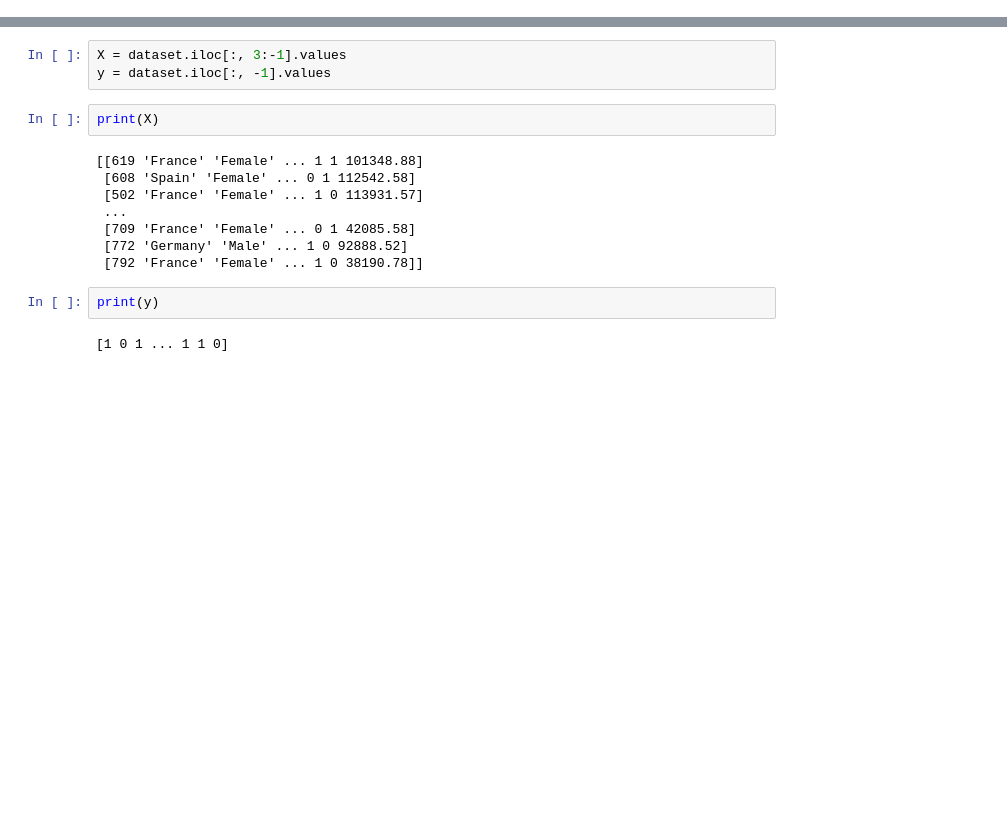
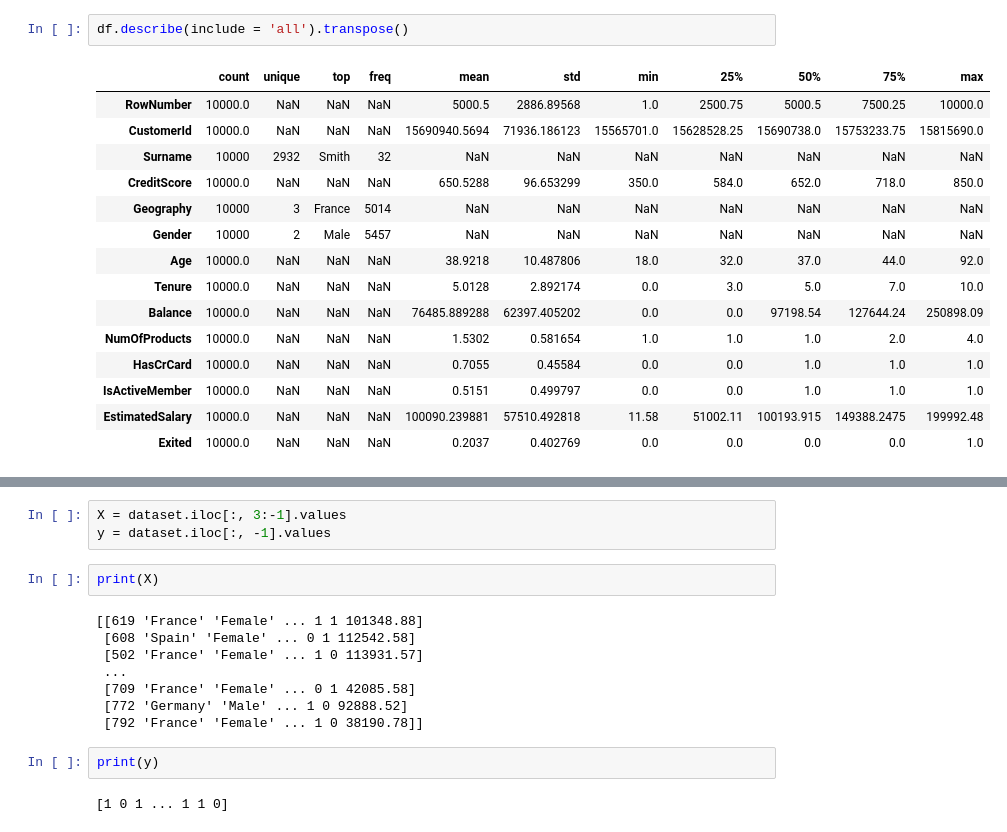
Before and after one commit to mateen-mk/Bank-Churn-Prediction-using-ANN, a Jupyter notebook: Bank Churn Prediction using ANN.ipynb, the cells around one changed output, grey strips where cells are left out. Cells and saved outputs as stored; diff of their text form; blank space fills up the shorter version.

```diff
--- a/Bank Churn Prediction using ANN.ipynb
+++ b/Bank Churn Prediction using ANN.ipynb
@@ -26 +95,19 @@ dataset.head()
+# %%
+df.describe(include = 'all').transpose()
+# %% [output]
+|  | count | unique | top | freq | mean | std | min | 25% | 50% | 75% | max |
+| RowNumber | 10000.0 | NaN | NaN | NaN | 5000.5 | 2886.89568 | 1.0 | 2500.75 | 5000.5 | 7500.25 | 10000.0 |
+| CustomerId | 10000.0 | NaN | NaN | NaN | 15690940.5694 | 71936.186123 | 15565701.0 | 15628528.25 | 15690738.0 | 15753233.75 | 15815690.0 |
+| Surname | 10000 | 2932 | Smith | 32 | NaN | NaN | NaN | NaN | NaN | NaN | NaN |
+| CreditScore | 10000.0 | NaN | NaN | NaN | 650.5288 | 96.653299 | 350.0 | 584.0 | 652.0 | 718.0 | 850.0 |
+| Geography | 10000 | 3 | France | 5014 | NaN | NaN | NaN | NaN | NaN | NaN | NaN |
+| Gender | 10000 | 2 | Male | 5457 | NaN | NaN | NaN | NaN | NaN | NaN | NaN |
+| Age | 10000.0 | NaN | NaN | NaN | 38.9218 | 10.487806 | 18.0 | 32.0 | 37.0 | 44.0 | 92.0 |
+| Tenure | 10000.0 | NaN | NaN | NaN | 5.0128 | 2.892174 | 0.0 | 3.0 | 5.0 | 7.0 | 10.0 |
+| Balance | 10000.0 | NaN | NaN | NaN | 76485.889288 | 62397.405202 | 0.0 | 0.0 | 97198.54 | 127644.24 | 250898.09 |
+| NumOfProducts | 10000.0 | NaN | NaN | NaN | 1.5302 | 0.581654 | 1.0 | 1.0 | 1.0 | 2.0 | 4.0 |
+| HasCrCard | 10000.0 | NaN | NaN | NaN | 0.7055 | 0.45584 | 0.0 | 0.0 | 1.0 | 1.0 | 1.0 |
+| IsActiveMember | 10000.0 | NaN | NaN | NaN | 0.5151 | 0.499797 | 0.0 | 0.0 | 1.0 | 1.0 | 1.0 |
+| EstimatedSalary | 10000.0 | NaN | NaN | NaN | 100090.239881 | 57510.492818 | 11.58 | 51002.11 | 100193.915 | 149388.2475 | 199992.48 |
+| Exited | 10000.0 | NaN | NaN | NaN | 0.2037 | 0.402769 | 0.0 | 0.0 | 0.0 | 0.0 | 1.0 |
 # %%
```
Also changed, not shown: parts of 50 cells of this notebook, 1 other file.
